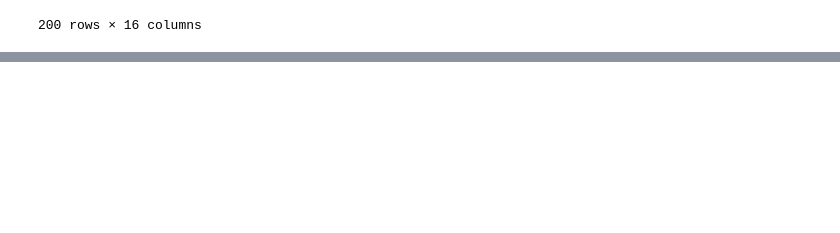
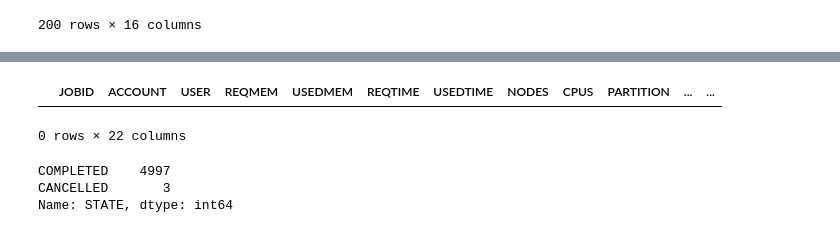
Before and after one commit to nss-data-science-cohort-4/dq2-accre-valkyries, a Jupyter notebook: notebooks/dq2-accre-vai2fc.ipynb, the cells around one changed output, grey strips where cells are left out. Drawn from its saved outputs; the diff is of its cells as text; code cells hidden in the pictures; blank space fills up the shorter version.

```diff
--- a/notebooks/dq2-accre-vai2fc.ipynb
+++ b/notebooks/dq2-accre-vai2fc.ipynb
@@ -306,0 +309,19 @@ SyntaxError: invalid syntax (<ipython-input-30-9d526553a371>, line 1)
+# %%
+accre['REQTIME_DAYS'] = accre['REQTIME_DAYS'].fillna(0)
+# %%
+accre['REQTIME_TOT_HR'] = pd.to_numeric(accre['REQTIME_DAYS'])*24
+# %%
+accre['REQTIME_TOT_HR'] = accre['REQTIME_TOT_DAYS'].to_string()
+# %%
+failed = accre[accre['STATE'] == 'FAILED']
+# %%
+failed.head()
+# %% [output]
+|  | JOBID | ACCOUNT | USER | REQMEM | USEDMEM | REQTIME | USEDTIME | NODES | CPUS | PARTITION | ... | ... |
+0 rows × 22 columns
+# %%
+accre.STATE.value_counts()
+# %% [output]
+COMPLETED    4997
+CANCELLED       3
+Name: STATE, dtype: int64
```
Also changed, not shown: parts of 6 cells of this notebook.
